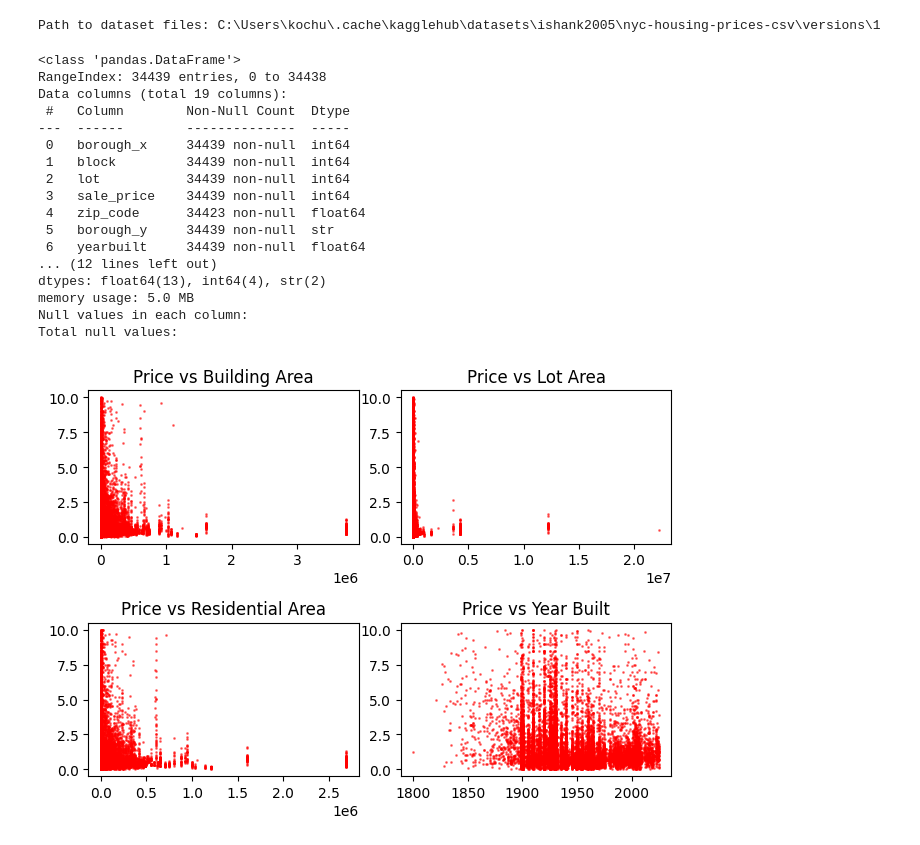
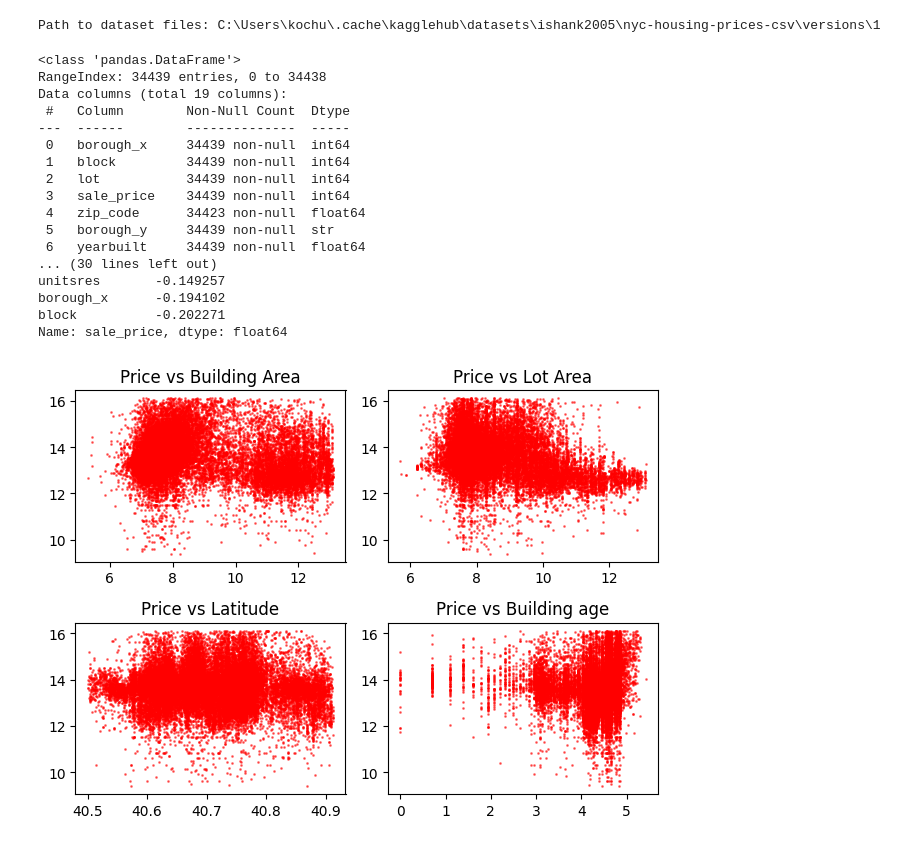
Before and after one commit to veen-does-code/LREG-NYC, a Jupyter notebook: LREG-NYC.ipynb, the cells around one changed output. Saved outputs shown, nothing was run; the diff lists cells and outputs as text; code cells hidden in the pictures.

```diff
--- a/LREG-NYC.ipynb
+++ b/LREG-NYC.ipynb
@@ -13,6 +13,7 @@ Path to dataset files: C:\Users\kochu\.cache\kagglehub\datasets\ishank2005\nyc-h
 # %%
 tset=pd.read_csv("nyc_housing_base.csv")
 
+#Preprocessing
 tset.info()
 print("Null values in each column:\t")
 tset.isnull().sum()
@@ -20,51 +21,60 @@ print("Total null values:\t")
 tset.isnull().sum().sum()
 tset=tset.drop_duplicates()
 tset.describe()
+tset=tset[tset["bldgarea"]<500000]
+tset=tset[tset["lotarea"]<500000]
+tset["bldgarea"] = np.log1p(tset["bldgarea"])
+tset["lotarea"] = np.log1p(tset["lotarea"])
+tset["building_age"]=np.log1p(tset["building_age"])
+
+#correlation
+corr=tset.corr(numeric_only=True)
+print(corr["sale_price"].sort_values(ascending=False))
 
 tset=tset[tset["sale_price"]>0]
 tset=tset.dropna()
-tset["sale_price"]=tset["sale_price"]/1000000
+tset["sale_price"]=np.log(tset["sale_price"])
 
-x=tset[["bldgarea","lotarea","resarea","yearbuilt"]].values
+x=tset[["bldgarea","lotarea","latitude","building_age"]].values
 y=tset["sale_price"].values
 
 x = (x - x.mean(axis=0)) / x.std(axis=0)
 
 fig,axis=plt.subplots(2,2)
 gch={"color":"red","alpha":0.5,"s":1}
 axis[0,0].scatter(tset["bldgarea"],tset["sale_price"],**gch)
 axis[0,0].set_title("Price vs Building Area")
 
 axis[0,1].scatter(tset["lotarea"],tset["sale_price"],**gch)
 axis[0,1].set_title("Price vs Lot Area")
 
-axis[1,0].scatter(tset["resarea"],tset["sale_price"],**gch)
-axis[1,0].set_title("Price vs Residential Area")
+axis[1,0].scatter(tset["latitude"],tset["sale_price"],**gch)
+axis[1,0].set_title("Price vs Latitude")
 
-axis[1,1].scatter(tset["yearbuilt"],tset["sale_price"],**gch)
-axis[1,1].set_title("Price vs Year Built")
+axis[1,1].scatter(tset["building_age"],tset["sale_price"],**gch)
+axis[1,1].set_title("Price vs Building age")
 
 plt.tight_layout()
 plt.show()
 # %% [output]
 <class 'pandas.DataFrame'>
 RangeIndex: 34439 entries, 0 to 34438
 Data columns (total 19 columns):
  #   Column        Non-Null Count  Dtype
 ---  ------        --------------  -----
  0   borough_x     34439 non-null  int64
  1   block         34439 non-null  int64
  2   lot           34439 non-null  int64
  3   sale_price    34439 non-null  int64
  4   zip_code      34423 non-null  float64
  5   borough_y     34439 non-null  str
  6   yearbuilt     34439 non-null  float64
-... (12 lines left out)
-dtypes: float64(13), int64(4), str(2)
-memory usage: 5.0 MB
-Null values in each column:
-Total null values:
+... (30 lines left out)
+unitsres       -0.149257
+borough_x      -0.194102
+block          -0.202271
+Name: sale_price, dtype: float64
-[figure, old version]
+[figure, new version]
 # %%
 def cost_fun(x,y,w,b):
     m=len(y)
```
Also changed, not shown: parts of 4 cells of this notebook, 1 other file.
